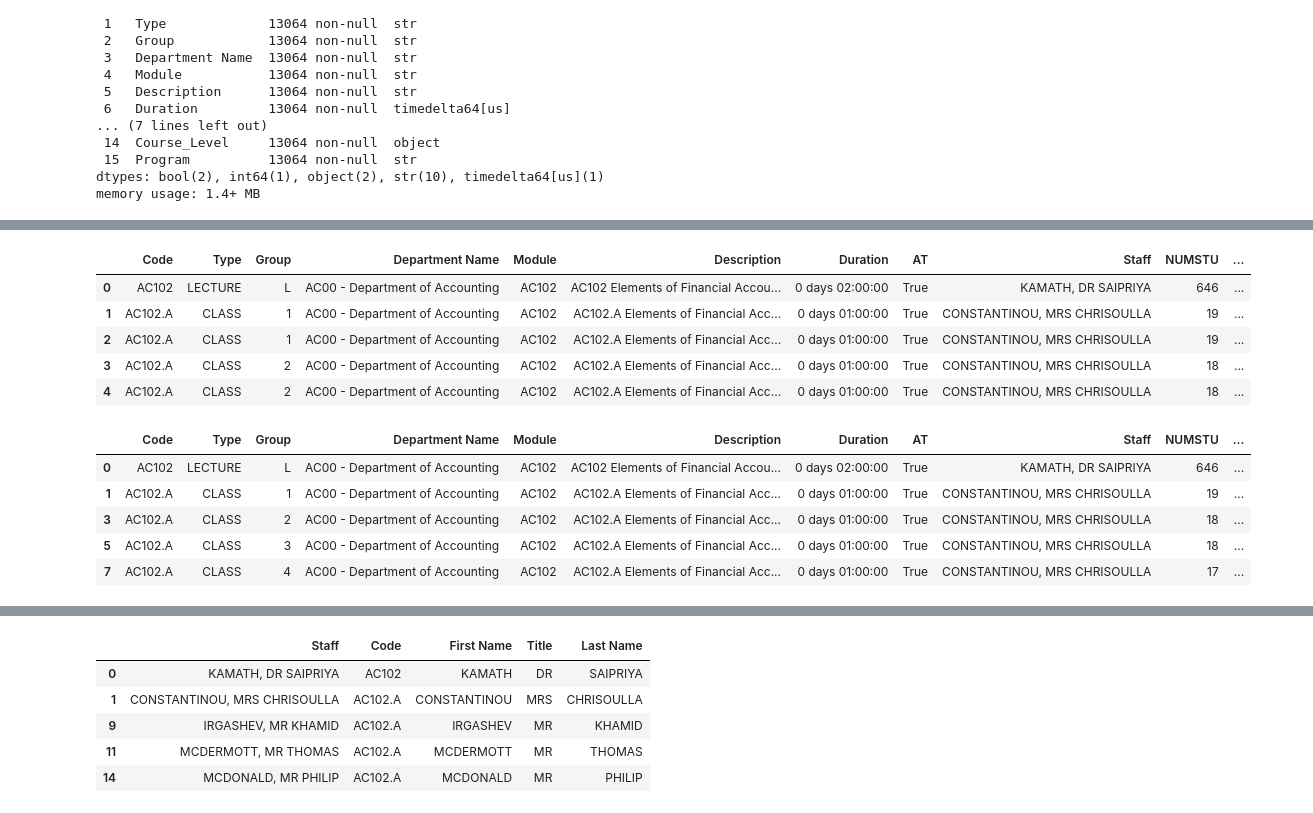
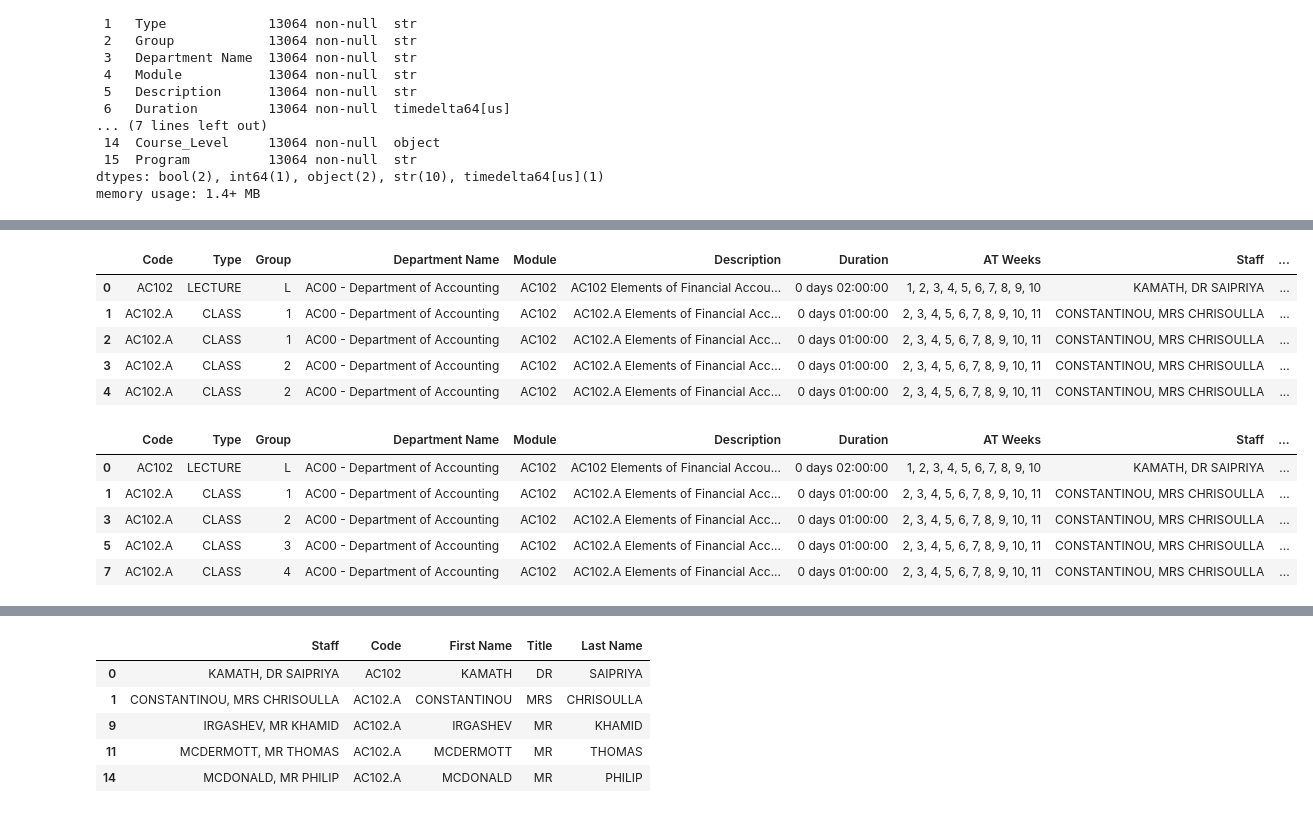
Before and after one commit to ngocminh7200/CTP-with-GNN-GA, a Jupyter notebook: DataPreProcessing.ipynb, the cells around one changed output, grey strips where cells are left out. Saved outputs shown, nothing was run; the diff lists cells and outputs as text; code cells hidden in the pictures.

Commit message:
Further data cleaning

```diff
--- a/DataPreProcessing.ipynb
+++ b/DataPreProcessing.ipynb
@@ -133,3 +168,7 @@ Data columns (total 16 columns):
  15  Program          13064 non-null  str
 dtypes: bool(2), int64(1), object(2), str(10), timedelta64[us](1)
 memory usage: 1.4+ MB
+# %%
+course_master_data = course_master_data[course_master_data['Duration'] != '0 days 00:15:00']
+course_master_data = course_master_data[~course_master_data['Course_Level'].isin(['D', 'E'])]
+course_master_data.info()
@@ -135,0 +193,21 @@ memory usage: 1.4+ MB
+# %%
+def sort_key(x):
+    try:
+        return (0, float(x), '')
+    except ValueError:
+        return (1, 0, x)
+
+def sort_and_combine(series):
+    all_values = []
+    for val in series:
+        if not isinstance(val, str) or val.strip() == 'nan' or val.strip() == '':
+            continue
+        all_values.extend([v.strip() for v in val.split(',')])
+
+    unique_vals = sorted(set(all_values), key=sort_key)
+    return ', '.join(unique_vals) if all_values else ''
+
+course_master_data['AT Weeks'] = course_master_data.groupby(['Code', 'Type', 'Group'], as_index=False)['AT Weeks'].transform(sort_and_combine)
+course_master_data['WT Weeks'] = course_master_data.groupby(['Code', 'Type', 'Group'], as_index=False)['WT Weeks'].transform(sort_and_combine)
+
+course_master_data[course_master_data['AT'] == True].head()
@@ -135,0 +221,3 @@ memory usage: 1.4+ MB
+# %%
+course_master_data['Sample'] = course_master_data['AT Weeks'].isin(['1, 2, 3, 4, 5, 6, 7, 8, 9, 10, 11', '2, 3, 4, 5, 6, 7, 8, 9, 10, 11', '1, 2, 3, 4, 5, 6, 7, 8, 9, 10'])
+course_master_data.info()
@@ -136,22 +262,25 @@ memory usage: 1.4+ MB
+# %%
+course_master_data = course_master_data.groupby(['Code', 'Type', 'Group'], as_index=False).agg({'AT Weeks': ', '.join})
+course_master_data.head()
 # %%
-course_df = course_master_data[['Code', 'Type', 'Group', 'Department Name', 'Module', 'Description', 'Duration', 'AT', 'Staff', 'NUMSTU', 'Department', 'Course_Level', 'Program']].copy()
-course_df = course_df[course_df['AT'] == True]
+course_df = course_master_data[['Code', 'Type', 'Group', 'Department Name', 'Module', 'Description', 'Duration', 'AT Weeks', 'Staff', 'NUMSTU', 'Department', 'Course_Level', 'Program', 'Sample']].copy()
+course_df = course_df[course_df['Sample'] == True]
 course_df['Key'] = course_df['Code'] + '_' + course_df['Group']
 course_df.head()
 # %% [output]
-|  | Code | Type | Group | Department Name | Module | Description | Duration | AT | Staff | NUMSTU | ... |
-| 0 | AC102 | LECTURE | L | AC00 - Department of Accounting | AC102 | AC102 Elements of Financial Accou... | 0 days 02:00:00 | True | KAMATH, DR SAIPRIYA | 646 | ... |
-| 1 | AC102.A | CLASS | 1 | AC00 - Department of Accounting | AC102 | AC102.A Elements of Financial Acc... | 0 days 01:00:00 | True | CONSTANTINOU, MRS CHRISOULLA | 19 | ... |
-| 2 | AC102.A | CLASS | 1 | AC00 - Department of Accounting | AC102 | AC102.A Elements of Financial Acc... | 0 days 01:00:00 | True | CONSTANTINOU, MRS CHRISOULLA | 19 | ... |
-| 3 | AC102.A | CLASS | 2 | AC00 - Department of Accounting | AC102 | AC102.A Elements of Financial Acc... | 0 days 01:00:00 | True | CONSTANTINOU, MRS CHRISOULLA | 18 | ... |
-| 4 | AC102.A | CLASS | 2 | AC00 - Department of Accounting | AC102 | AC102.A Elements of Financial Acc... | 0 days 01:00:00 | True | CONSTANTINOU, MRS CHRISOULLA | 18 | ... |
+|  | Code | Type | Group | Department Name | Module | Description | Duration | AT Weeks | Staff | ... |
+| 0 | AC102 | LECTURE | L | AC00 - Department of Accounting | AC102 | AC102 Elements of Financial Accou... | 0 days 02:00:00 | 1, 2, 3, 4, 5, 6, 7, 8, 9, 10 | KAMATH, DR SAIPRIYA | ... |
+| 1 | AC102.A | CLASS | 1 | AC00 - Department of Accounting | AC102 | AC102.A Elements of Financial Acc... | 0 days 01:00:00 | 2, 3, 4, 5, 6, 7, 8, 9, 10, 11 | CONSTANTINOU, MRS CHRISOULLA | ... |
+| 2 | AC102.A | CLASS | 1 | AC00 - Department of Accounting | AC102 | AC102.A Elements of Financial Acc... | 0 days 01:00:00 | 2, 3, 4, 5, 6, 7, 8, 9, 10, 11 | CONSTANTINOU, MRS CHRISOULLA | ... |
+| 3 | AC102.A | CLASS | 2 | AC00 - Department of Accounting | AC102 | AC102.A Elements of Financial Acc... | 0 days 01:00:00 | 2, 3, 4, 5, 6, 7, 8, 9, 10, 11 | CONSTANTINOU, MRS CHRISOULLA | ... |
+| 4 | AC102.A | CLASS | 2 | AC00 - Department of Accounting | AC102 | AC102.A Elements of Financial Acc... | 0 days 01:00:00 | 2, 3, 4, 5, 6, 7, 8, 9, 10, 11 | CONSTANTINOU, MRS CHRISOULLA | ... |
 # %%
 course_df = course_df.drop_duplicates()
 course_df.head()
 # %% [output]
-|  | Code | Type | Group | Department Name | Module | Description | Duration | AT | Staff | NUMSTU | ... |
-| 0 | AC102 | LECTURE | L | AC00 - Department of Accounting | AC102 | AC102 Elements of Financial Accou... | 0 days 02:00:00 | True | KAMATH, DR SAIPRIYA | 646 | ... |
-| 1 | AC102.A | CLASS | 1 | AC00 - Department of Accounting | AC102 | AC102.A Elements of Financial Acc... | 0 days 01:00:00 | True | CONSTANTINOU, MRS CHRISOULLA | 19 | ... |
-| 3 | AC102.A | CLASS | 2 | AC00 - Department of Accounting | AC102 | AC102.A Elements of Financial Acc... | 0 days 01:00:00 | True | CONSTANTINOU, MRS CHRISOULLA | 18 | ... |
-| 5 | AC102.A | CLASS | 3 | AC00 - Department of Accounting | AC102 | AC102.A Elements of Financial Acc... | 0 days 01:00:00 | True | CONSTANTINOU, MRS CHRISOULLA | 18 | ... |
-| 7 | AC102.A | CLASS | 4 | AC00 - Department of Accounting | AC102 | AC102.A Elements of Financial Acc... | 0 days 01:00:00 | True | CONSTANTINOU, MRS CHRISOULLA | 17 | ... |
+|  | Code | Type | Group | Department Name | Module | Description | Duration | AT Weeks | Staff | ... |
+| 0 | AC102 | LECTURE | L | AC00 - Department of Accounting | AC102 | AC102 Elements of Financial Accou... | 0 days 02:00:00 | 1, 2, 3, 4, 5, 6, 7, 8, 9, 10 | KAMATH, DR SAIPRIYA | ... |
+| 1 | AC102.A | CLASS | 1 | AC00 - Department of Accounting | AC102 | AC102.A Elements of Financial Acc... | 0 days 01:00:00 | 2, 3, 4, 5, 6, 7, 8, 9, 10, 11 | CONSTANTINOU, MRS CHRISOULLA | ... |
+| 3 | AC102.A | CLASS | 2 | AC00 - Department of Accounting | AC102 | AC102.A Elements of Financial Acc... | 0 days 01:00:00 | 2, 3, 4, 5, 6, 7, 8, 9, 10, 11 | CONSTANTINOU, MRS CHRISOULLA | ... |
+| 5 | AC102.A | CLASS | 3 | AC00 - Department of Accounting | AC102 | AC102.A Elements of Financial Acc... | 0 days 01:00:00 | 2, 3, 4, 5, 6, 7, 8, 9, 10, 11 | CONSTANTINOU, MRS CHRISOULLA | ... |
+| 7 | AC102.A | CLASS | 4 | AC00 - Department of Accounting | AC102 | AC102.A Elements of Financial Acc... | 0 days 01:00:00 | 2, 3, 4, 5, 6, 7, 8, 9, 10, 11 | CONSTANTINOU, MRS CHRISOULLA | ... |
```
Also changed, not shown: parts of 9 cells of this notebook, 1 other file.
